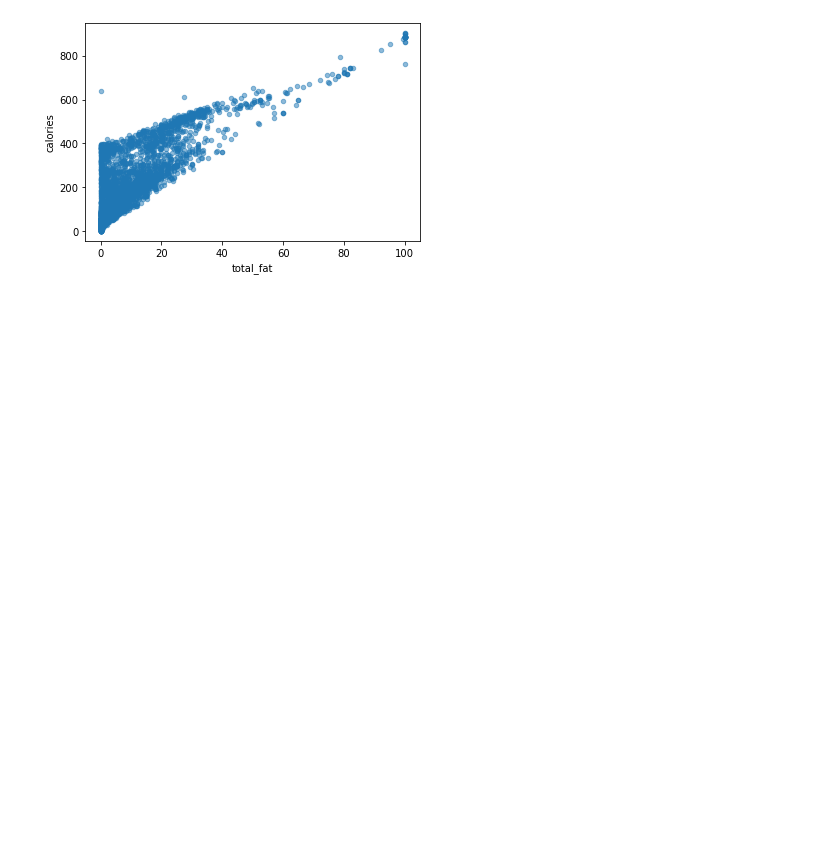
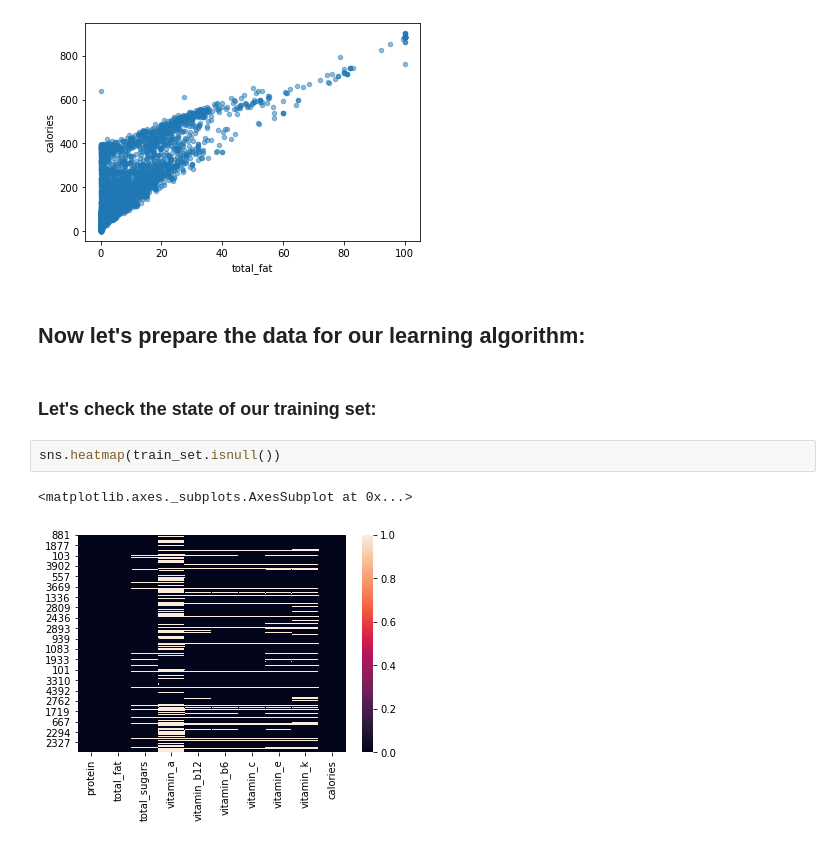
Before and after one commit to yarinl139/ProjectSemesterA, a Jupyter notebook: PYTHONFINAL.ipynb, the cells around one changed output. Cells and saved outputs as stored; diff of their text form; blank space fills up the shorter version.

Commit message:
Data Cleaning, Linear Regression, Decision Tree Regressor

```diff
--- a/PYTHONFINAL.ipynb
+++ b/PYTHONFINAL.ipynb
@@ -201,3 +205,12 @@ train_set.plot(kind="scatter", x="total_fat", y="calories",
 # %% [output]
 <matplotlib.axes._subplots.AxesSubplot at 0x...>
 [figure]
+# %% [markdown]
+## Now let's prepare the data for our learning algorithm:
+# %% [markdown]
+### Let's check the state of our training set:
+# %%
+sns.heatmap(train_set.isnull())
+# %% [output]
+<matplotlib.axes._subplots.AxesSubplot at 0x...>
+[figure, added]
```
Also changed, not shown: parts of 37 cells of this notebook.
